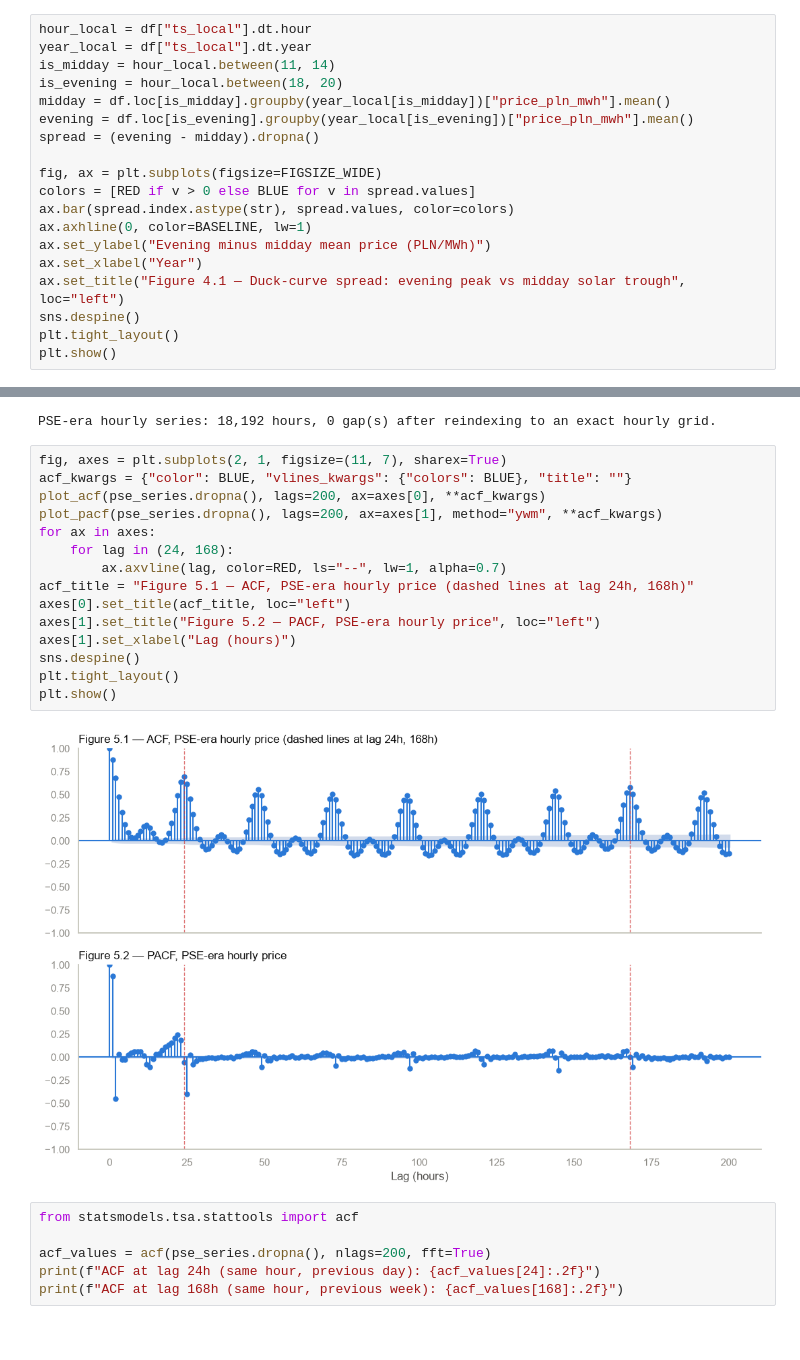
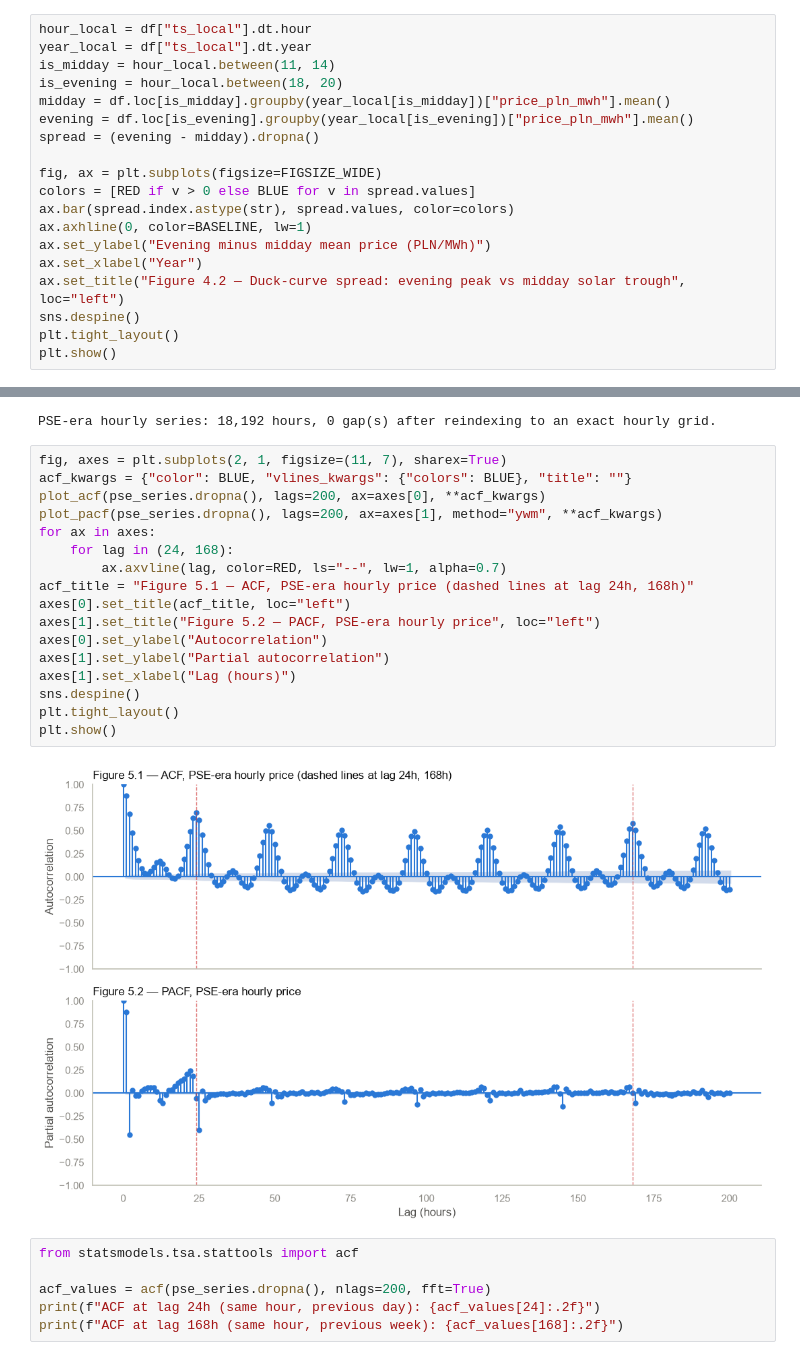
Before and after one commit to mstudniarski-arch/Cenergia-Data, a Jupyter notebook: notebooks/01-market-eda.ipynb, the cells around one changed output, grey strips where cells are left out. Drawn from its saved outputs; the diff is of its cells as text.

```diff
--- a/notebooks/01-market-eda.ipynb
+++ b/notebooks/01-market-eda.ipynb
@@ -413,7 +461,7 @@ ax.bar(spread.index.astype(str), spread.values, color=colors)
 ax.axhline(0, color=BASELINE, lw=1)
 ax.set_ylabel("Evening minus midday mean price (PLN/MWh)")
 ax.set_xlabel("Year")
-ax.set_title("Figure 4.1 — Duck-curve spread: evening peak vs midday solar trough", loc="left")
+ax.set_title("Figure 4.2 — Duck-curve spread: evening peak vs midday solar trough", loc="left")
 sns.despine()
 plt.tight_layout()
 plt.show()
@@ -459,20 +507,22 @@ PSE-era hourly series: 18,192 hours, 0 gap(s) after reindexing to an exact hourl
 # %%
 fig, axes = plt.subplots(2, 1, figsize=(11, 7), sharex=True)
 acf_kwargs = {"color": BLUE, "vlines_kwargs": {"colors": BLUE}, "title": ""}
 plot_acf(pse_series.dropna(), lags=200, ax=axes[0], **acf_kwargs)
 plot_pacf(pse_series.dropna(), lags=200, ax=axes[1], method="ywm", **acf_kwargs)
 for ax in axes:
     for lag in (24, 168):
         ax.axvline(lag, color=RED, ls="--", lw=1, alpha=0.7)
 acf_title = "Figure 5.1 — ACF, PSE-era hourly price (dashed lines at lag 24h, 168h)"
 axes[0].set_title(acf_title, loc="left")
 axes[1].set_title("Figure 5.2 — PACF, PSE-era hourly price", loc="left")
+axes[0].set_ylabel("Autocorrelation")
+axes[1].set_ylabel("Partial autocorrelation")
 axes[1].set_xlabel("Lag (hours)")
 sns.despine()
 plt.tight_layout()
 plt.show()
 # %% [output]
-[figure, old version]
+[figure, new version]
 # %%
 from statsmodels.tsa.stattools import acf
 
```
Also changed, not shown: parts of 5 cells of this notebook.
